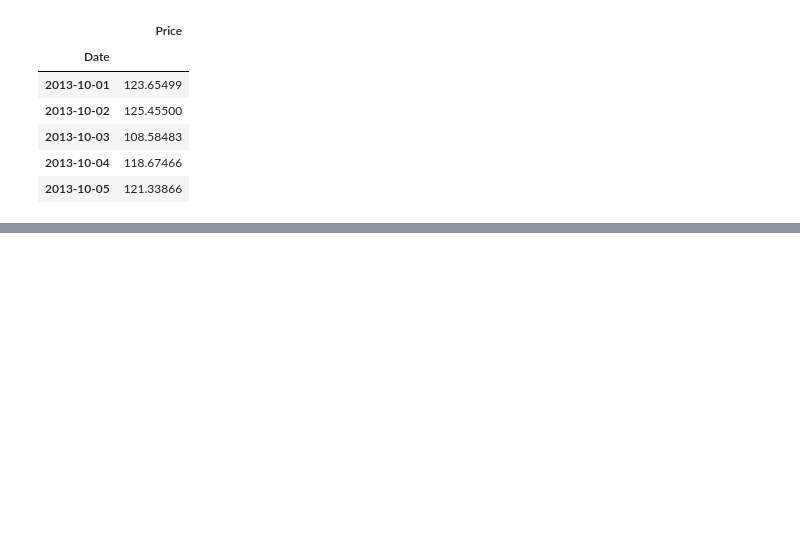
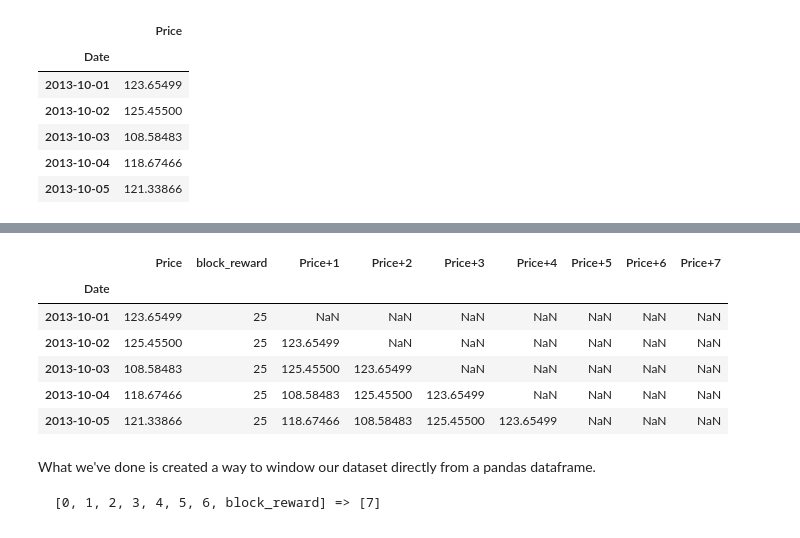
Before and after one commit to ZahrizhalAli/BitCoin_TimeSeries_with_TensorFlow_Experiments, a Jupyter notebook: 10_time_series_forecasting_with_tensorflow_video.ipynb, the cells around one changed output, grey strips where cells are left out. Cells and saved outputs as stored; diff of their text form; code cells hidden in the pictures; blank space fills up the shorter version.

````diff
--- a/10_time_series_forecasting_with_tensorflow_video.ipynb
+++ b/10_time_series_forecasting_with_tensorflow_video.ipynb
@@ -1267,0 +1341,25 @@ We need to add this values to the dataframe
+# %%
+# Steps to use Pandas Shift
+
+# Make a copy of the Bitcoin historical data with block reward feature
+
+bitcoin_prices_windowed = bitcoin_prices_block.copy()
+
+# Add windowed columns
+for i in range(WINDOW_SIZE): # shift values for each step in WINDOW_SIZE
+  bitcoin_prices_windowed[f"Price+{i+1}"] = bitcoin_prices_windowed['Price'].shift(periods=i+1)
+bitcoin_prices_windowed.head()
+# %% [output]
+|  | Price | block_reward | Price+1 | Price+2 | Price+3 | Price+4 | Price+5 | Price+6 | Price+7 |
+| Date |  |  |  |  |  |  |  |  |  |
+| 2013-10-01 | 123.65499 | 25 | NaN | NaN | NaN | NaN | NaN | NaN | NaN |
+| 2013-10-02 | 125.45500 | 25 | 123.65499 | NaN | NaN | NaN | NaN | NaN | NaN |
+| 2013-10-03 | 108.58483 | 25 | 125.45500 | 123.65499 | NaN | NaN | NaN | NaN | NaN |
+| 2013-10-04 | 118.67466 | 25 | 108.58483 | 125.45500 | 123.65499 | NaN | NaN | NaN | NaN |
+| 2013-10-05 | 121.33866 | 25 | 118.67466 | 108.58483 | 125.45500 | 123.65499 | NaN | NaN | NaN |
+# %% [markdown]
+What we've done is created a way to window our dataset directly from a pandas dataframe.
+
+```
+[0, 1, 2, 3, 4, 5, 6, block_reward] => [7]
+```
````
Also changed, not shown: parts of 37 cells of this notebook.
